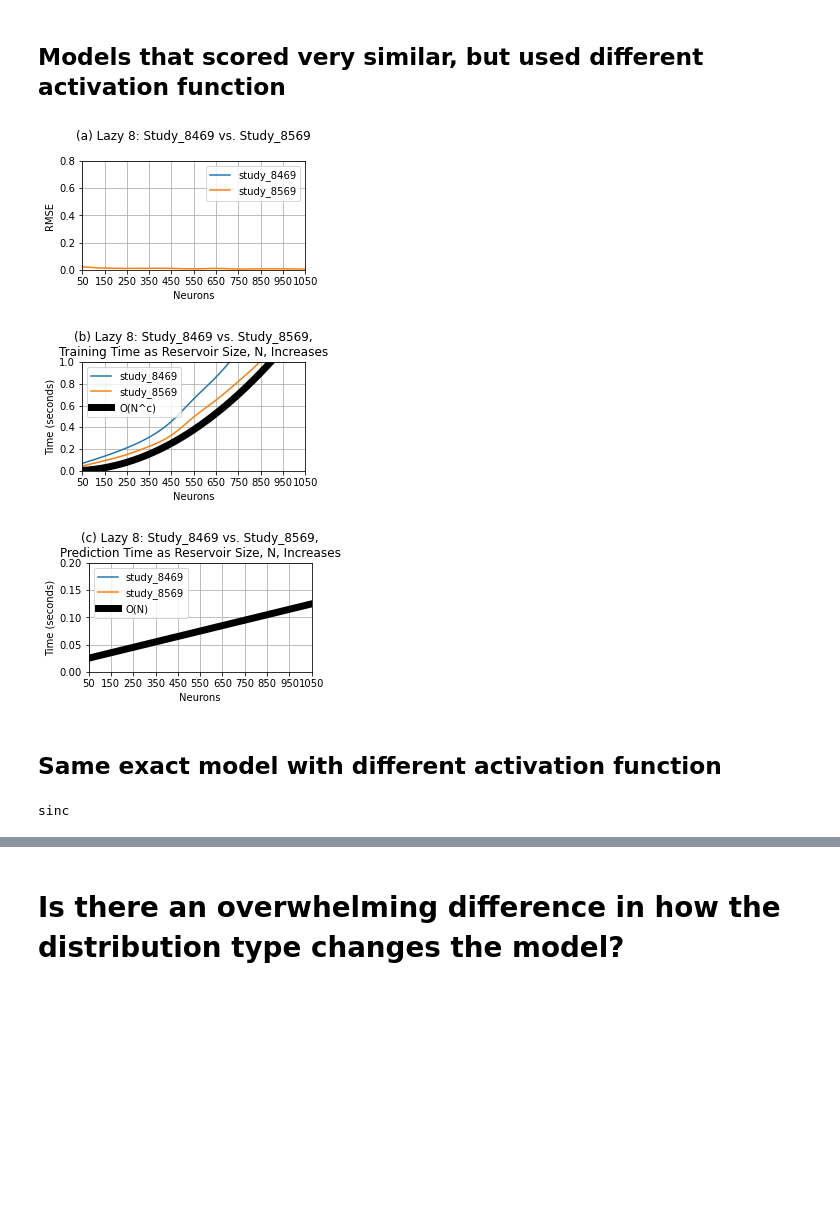
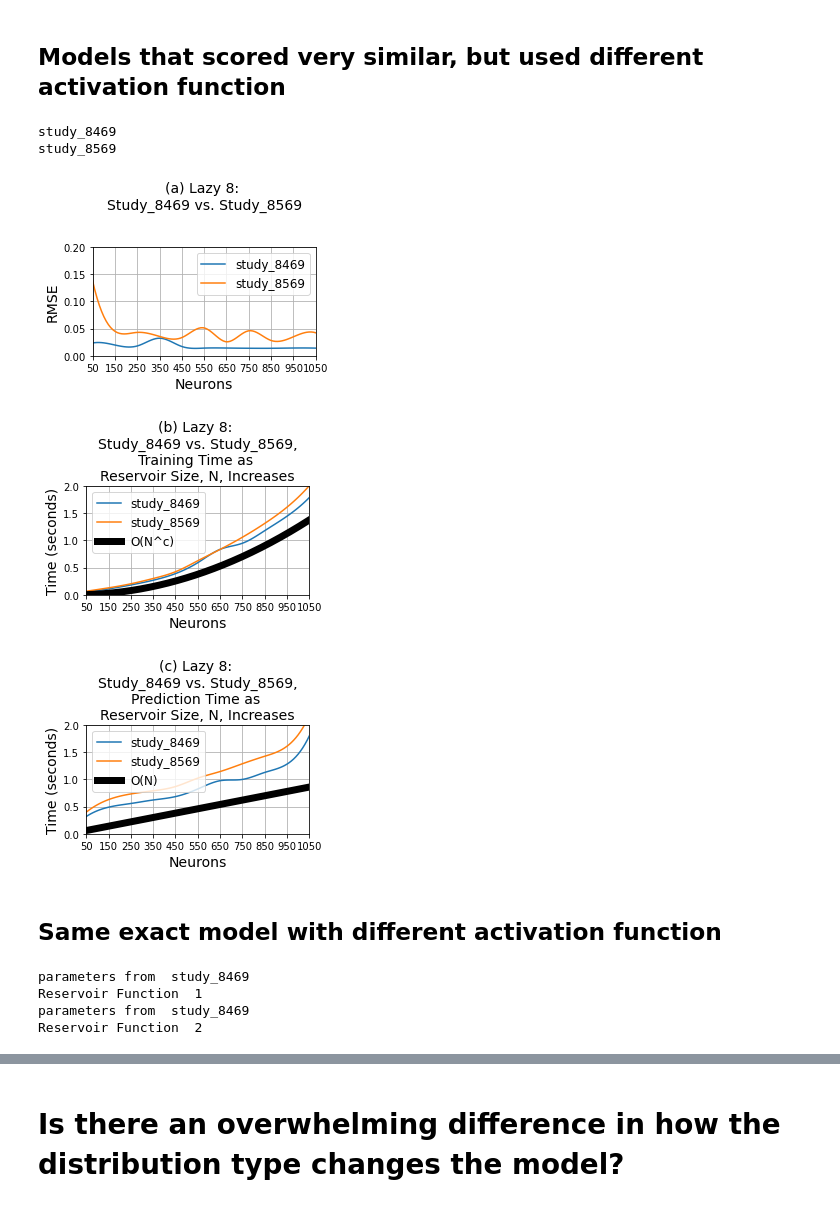
Before and after one commit to brooke-w/explore-esn, a Jupyter notebook: Lazy 8/Architecture Results Review.ipynb, the cells around one changed output, grey strips where cells are left out. Cells and saved outputs as stored; diff of their text form; code cells hidden in the pictures; blank space fills up the shorter version.

```diff
--- a/Lazy 8/Architecture Results Review.ipynb
+++ b/Lazy 8/Architecture Results Review.ipynb
@@ -492,5 +419,7 @@ studies.head(10)
 # %%
 #add to plot
+inc = 100
+x = np.arange(50,551,inc) #Number of Neurons
 plt.figure(figsize=(15, 10))
 for col in range(0,plotInfo3_10.shape[1]):
     X_Y_Spline = make_interp_spline(x, plotInfo3_10.iloc[:,col])
@@ -500,7 +429,7 @@ for col in range(0,plotInfo3_10.shape[1]):
 
 plt.legend(fontsize=12)
 plt.xlim([50,550])
-plt.ylim([0,2])
+plt.ylim([0,0.8])
 plt.ylabel('RMSE', fontsize=14)
 plt.xlabel('Number of Neurons', fontsize=14)
 plt.title('Lazy 8: Model RMSE as Reservoir Size, N, Increases: Top 9', fontsize=14)
@@ -648,6 +579,8 @@ for i in range(0,9): #pick a model
     plotInfo3TimeTrain = pd.concat((plotInfo3TimeTrain, pd.DataFrame(w, columns=[orderedStudies.iloc[i,0]])), axis=1)
     plotInfo3TimePredict = pd.concat((plotInfo3TimePredict, pd.DataFrame(n, columns=[orderedStudies.iloc[i,0]])), axis=1)
 # %%
+inc = 250
+x = np.arange(50,1550,inc) #Number of Neurons
 #add to plot
 plt.figure(figsize=(15, 10))
 for col in range(0,plotInfo3TimeTrain.shape[1]):
@@ -657,14 +590,14 @@ for col in range(0,plotInfo3TimeTrain.shape[1]):
     plt.plot(X_, Y_, label = plotInfo3TimeTrain.columns[col])
 
 n = np.arange(1,1300)
-exponential = 0.00000125*np.power(n,2)
+exponential = 0.0000012*np.power(n,2)
 nlogn = 0.0001*n*np.log(n)
 plt.plot(n,exponential,label='O(N^c)', color='#000000', linewidth=7)
 plt.plot(n,nlogn,label='O(Nlog(N))', color='#808080', linewidth=7)
 
 plt.legend(fontsize=12)
 plt.xlim([50,1300])
-plt.ylim([0,1])
+plt.ylim([0,4.5])
 plt.xlabel('Neurons', fontsize=14)
 plt.ylabel('Time (seconds)', fontsize=14)
 plt.title('Lazy 8: Training Time as Reservoir Size, N, Increases: Top 9', fontsize=14)
@@ -720,10 +657,11 @@ plotInfo0TimeTrain = pd.DataFrame()
 plotInfo0TimePredict = pd.DataFrame()
 for c in range(1,3): #Select models for evaluation
     i = 0
-    if c == 0:
+    if c == 1:
         i = studies.loc[studies.iloc[:,0] == 'study_8469'].index[0]
-    elif c == 1:
+    elif c == 2:
         i = studies.loc[studies.iloc[:,0] == 'study_8569'].index[0]
+    print(studies.iloc[i,0])
     N = 50
     p = studies.iloc[i,2].params['p']
     a = studies.iloc[i,2].params['a']
@@ -809,30 +747,36 @@ for c in range(1,3): #Select models for evaluation
     plotInfo0 = pd.concat((plotInfo0, pd.DataFrame(y, columns=[str(c)])), axis=1)
     plotInfo0TimeTrain = pd.concat((plotInfo0TimeTrain, pd.DataFrame(w, columns=[str(c)])), axis=1)
     plotInfo0TimePredict = pd.concat((plotInfo0TimePredict, pd.DataFrame(n, columns=[str(c)])), axis=1)
+# %% [output]
+study_8469
+study_8569
 # %%
 plotInfo0 = plotInfo0.rename(columns={"1": "study_8469", "2": "study_8569"})
 plotInfo0TimeTrain = plotInfo0TimeTrain.rename(columns={"1": "study_8469", "2": "study_8569"})
 plotInfo0TimePredict = plotInfo0TimePredict.rename(columns={"1": "study_8469", "2": "study_8569"})
 # %%
 #add to plot
+inc = 100
+
+x = np.arange(50,1051,inc) #Number of Neurons
 plt.figure(figsize=(4, 2))
 for col in range(0,plotInfo0.shape[1]):
     X_Y_Spline = make_interp_spline(x, plotInfo0.iloc[:,col])
     X_ = np.linspace(x.min(), x.max(), 100)
     Y_ = X_Y_Spline(X_)
     plt.plot(X_, Y_, label = plotInfo0.columns[col])
 
-plt.legend()
+plt.legend(fontsize=12)
 plt.xlim([50,1050])
-plt.title('(a) Lazy 8: Study_8469 vs. Study_8569\n')
-plt.xlabel('Neurons')
-plt.ylabel('RMSE')
+plt.title('(a) Lazy 8: \nStudy_8469 vs. Study_8569\n\n', fontsize=14)
+plt.xlabel('Neurons', fontsize=14)
+plt.ylabel('RMSE', fontsize=14)
 plt.xticks(np.arange(50, 1050+1, 100))
-plt.ylim([0,0.8])
+plt.ylim([0,0.2])
 plt.grid()
 plt.show()
 # %% [output]
-[figure, old version]
+[figure, new version]
 # %%
 #add to plot
 plt.figure(figsize=(4, 2))
@@ -846,17 +790,17 @@ n = np.arange(1,1050)
 exponential = 0.00000125*np.power(n,2)
 plt.plot(n,exponential,label='O(N^c)', color='#000000', linewidth=7)
 
-plt.legend()
+plt.legend(fontsize=12)
 plt.xlim([50,1050])
-plt.ylim([0,1])
-plt.xlabel('Neurons')
+plt.ylim([0,2])
+plt.xlabel('Neurons', fontsize=14)
 plt.xticks(np.arange(50, 1050+1, 100))
 plt.grid()
-plt.ylabel('Time (seconds)')
-plt.title('(b) Lazy 8: Study_8469 vs. Study_8569,\nTraining Time as Reservoir Size, N, Increases')
+plt.ylabel('Time (seconds)', fontsize=14)
+plt.title('(b) Lazy 8: \nStudy_8469 vs. Study_8569,\nTraining Time as \nReservoir Size, N, Increases', fontsize=14)
 plt.show()
 # %% [output]
-[figure, old version]
+[figure, new version]
 # %%
 #add to plot
 plt.figure(figsize=(4, 2))
@@ -867,20 +811,20 @@ for col in range(0,plotInfo0TimePredict.shape[1]):
     plt.plot(X_, Y_, label = plotInfo0TimePredict.columns[col])
 
 n = np.arange(1,1550)
-orderOfN = (0.0001*n)+0.02
+orderOfN = (0.0008*n)+0.02
 plt.plot(n,orderOfN,label='O(N)', color='#000000', linewidth=7)
 
-plt.legend()
+plt.legend(fontsize=12)
 plt.xlim([50,1050])
-plt.ylim([0,0.2])
-plt.xlabel('Neurons')
-plt.ylabel('Time (seconds)')
+plt.ylim([0,2])
+plt.xlabel('Neurons', fontsize=14)
+plt.ylabel('Time (seconds)', fontsize=14)
 plt.xticks(np.arange(50, 1050+1, 100))
 plt.grid()
-plt.title('(c) Lazy 8: Study_8469 vs. Study_8569,\nPrediction Time as Reservoir Size, N, Increases')
+plt.title('(c) Lazy 8: \nStudy_8469 vs. Study_8569,\nPrediction Time as \nReservoir Size, N, Increases', fontsize=14)
 plt.show()
 # %% [output]
-[figure, old version]
+[figure, new version]
 # %% [markdown]
 ## Same exact model with different activation function
 # %%
@@ -909,6 +853,8 @@ plotInfo1TimeTrain = pd.DataFrame()
 plotInfo1TimePredict = pd.DataFrame()
 while(count < 3):
     i = studies.loc[studies.iloc[:,0] == 'study_8469'].index[0]
+    print("parameters from ", str(studies.iloc[i,0]))
+    print("Reservoir Function ", str(count))
     N = 50
     p = studies.iloc[i,2].params['p']
     a = studies.iloc[i,2].params['a']
@@ -920,12 +866,7 @@ while(count < 3):
     B = studies.iloc[i,2].params['B']
     isU2Y = studies.iloc[i,2].user_attrs['isU2Y']
     isY2Y = studies.iloc[i,2].user_attrs['isY2Y']
-    if count == 0:
-        resFunc = 1
-        print('tanh')
-    elif count == 1:
-        resFunc = 2
-        print('sinc')
+    resFunc = count
     outFunc = studies.iloc[i,2].user_attrs['outFunc']
     distribution = studies.iloc[i,2].user_attrs['distribution']
 
@@ -1000,7 +941,10 @@ while(count < 3):
     plotInfo1TimePredict = pd.concat((plotInfo1TimePredict, pd.DataFrame(n, columns=[str(count)])), axis=1)
     count = count + 1
 # %% [output]
-sinc
+parameters from  study_8469
+Reservoir Function  1
+parameters from  study_8469
+Reservoir Function  2
 # %%
 plotInfo1 = plotInfo1.rename(columns={"1": "study_8469", "2": "study_8569"})
 plotInfo1TimeTrain = plotInfo1TimeTrain.rename(columns={"1": "study_8469", "2": "study_8569"})
```
Also changed, not shown: parts of 64 cells of this notebook, 1 other file.
